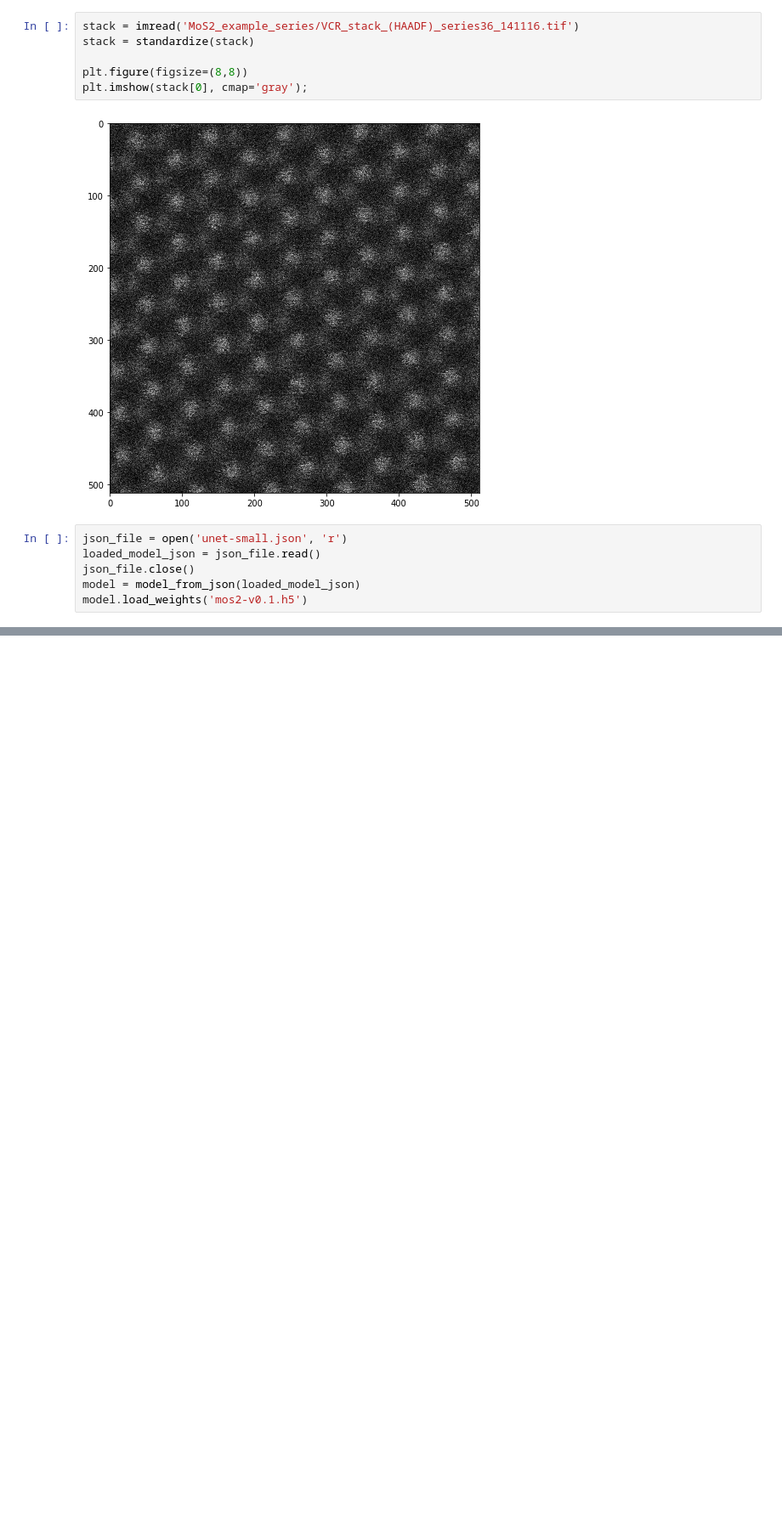
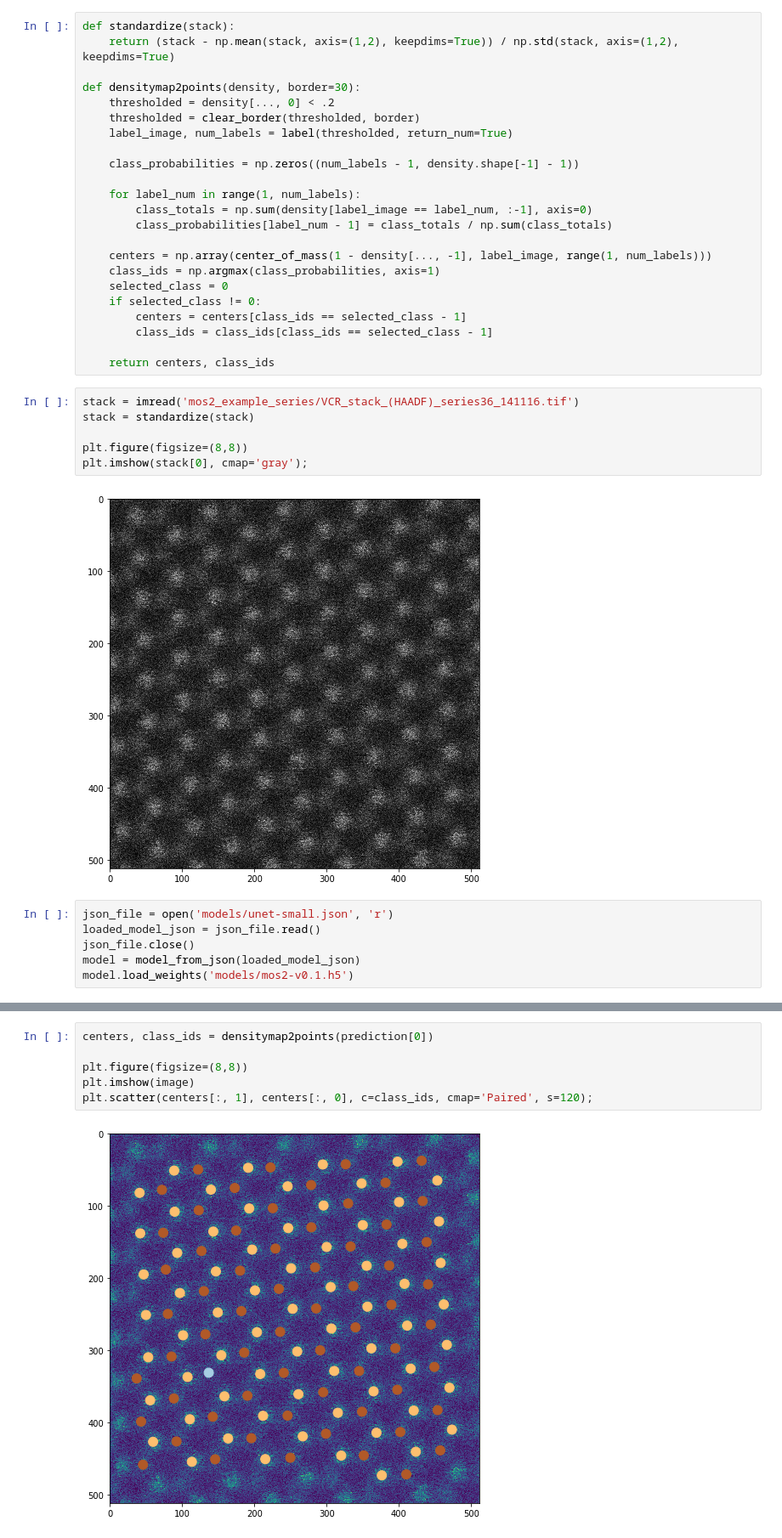
Before and after one commit to jacobjma/atomic-scale-deep-learning-examples, a Jupyter notebook: mos2.ipynb, the cells around one changed output, grey strips where cells are left out. Shown at 85% size. Cells and saved outputs as stored; diff of their text form; blank space fills up the shorter version.

```diff
--- a/mos2.ipynb
+++ b/mos2.ipynb
@@ -10,5 +11,28 @@ def standardize(stack):
+# %%
+def standardize(stack):
+    return (stack - np.mean(stack, axis=(1,2), keepdims=True)) / np.std(stack, axis=(1,2), keepdims=True)
+
+def densitymap2points(density, border=30):
+    thresholded = density[..., 0] < .2
+    thresholded = clear_border(thresholded, border)
+    label_image, num_labels = label(thresholded, return_num=True)
+
+    class_probabilities = np.zeros((num_labels - 1, density.shape[-1] - 1))
+
+    for label_num in range(1, num_labels):
+        class_totals = np.sum(density[label_image == label_num, :-1], axis=0)
+        class_probabilities[label_num - 1] = class_totals / np.sum(class_totals)
+
+    centers = np.array(center_of_mass(1 - density[..., -1], label_image, range(1, num_labels)))
+    class_ids = np.argmax(class_probabilities, axis=1)
+    selected_class = 0
+    if selected_class != 0:
+        centers = centers[class_ids == selected_class - 1]
+        class_ids = class_ids[class_ids == selected_class - 1]
+
+    return centers, class_ids
 # %%
-stack = imread('MoS2_example_series/VCR_stack_(HAADF)_series36_141116.tif')
+stack = imread('mos2_example_series/VCR_stack_(HAADF)_series36_141116.tif')
 stack = standardize(stack)
 
 plt.figure(figsize=(8,8))
@@ -16,11 +40,11 @@ plt.imshow(stack[0], cmap='gray');
 # %% [output]
 [figure]
 # %%
-json_file = open('unet-small.json', 'r')
+json_file = open('models/unet-small.json', 'r')
 loaded_model_json = json_file.read()
 json_file.close()
 model = model_from_json(loaded_model_json)
-model.load_weights('mos2-v0.1.h5')
+model.load_weights('models/mos2-v0.1.h5')
 # %%
 image = stack[0]
 
@@ -71,0 +63,8 @@ plt.scatter(*centers.T, c=class_ids, cmap='Paired', s=80)
+# %%
+centers, class_ids = densitymap2points(prediction[0])
+
+plt.figure(figsize=(8,8))
+plt.imshow(image)
+plt.scatter(centers[:, 1], centers[:, 0], c=class_ids, cmap='Paired', s=120);
+# %% [output]
+[figure, added]
```
Also changed, not shown: parts of 7 cells of this notebook.
